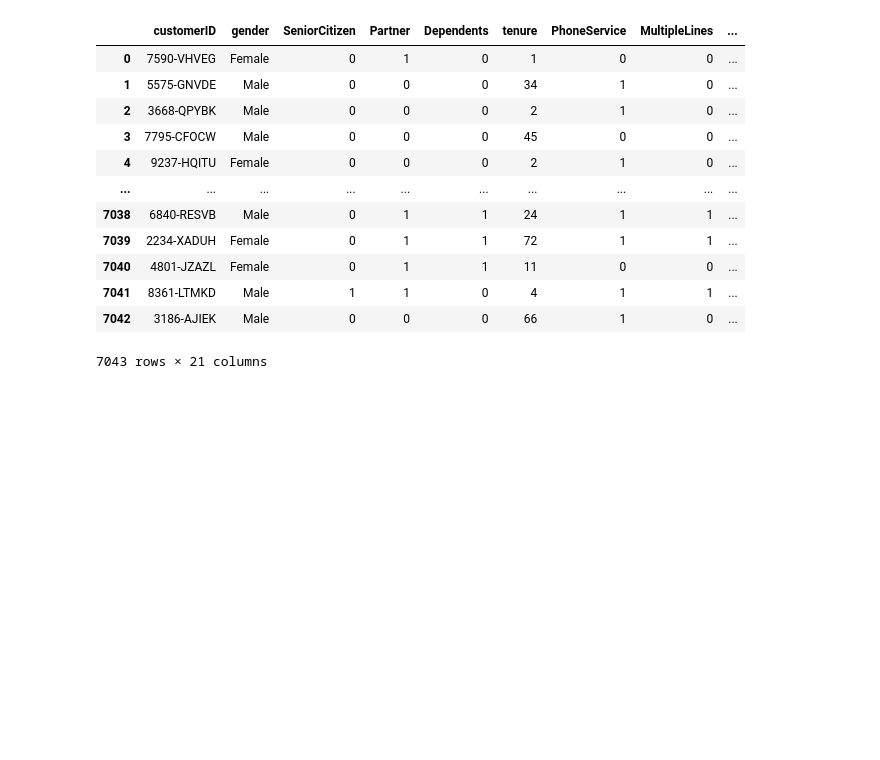
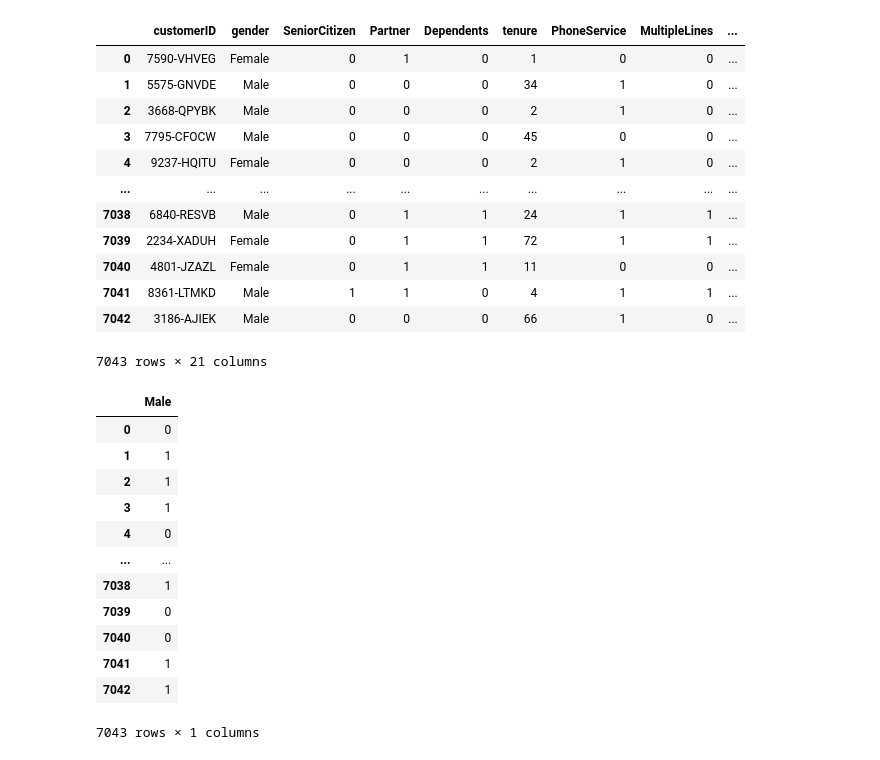
Before and after one commit to SidathSLIIT/ML_Assignment2_IT19037998_IT19513188_IT19062266, a Jupyter notebook: customer_retain_prediction.ipynb, the cells around one changed output. Drawn from its saved outputs; the diff is of its cells as text; code cells hidden in the pictures; blank space fills up the shorter version.

```diff
--- a/customer_retain_prediction.ipynb
+++ b/customer_retain_prediction.ipynb
@@ -221,3 +221,20 @@ customer_data
 | 7041 | 8361-LTMKD | Male | 1 | 1 | 0 | 4 | 1 | 1 | ... |
 | 7042 | 3186-AJIEK | Male | 0 | 0 | 0 | 66 | 1 | 0 | ... |
 7043 rows × 21 columns
+# %%
+genders = pd.get_dummies(customer_data['gender'], drop_first=True)
+genders
+# %% [output]
+|  | Male |
+| 0 | 0 |
+| 1 | 1 |
+| 2 | 1 |
+| 3 | 1 |
+| 4 | 0 |
+| ... | ... |
+| 7038 | 1 |
+| 7039 | 0 |
+| 7040 | 0 |
+| 7041 | 1 |
+| 7042 | 1 |
+7043 rows × 1 columns
```
Also changed, not shown: parts of 7 cells of this notebook.
